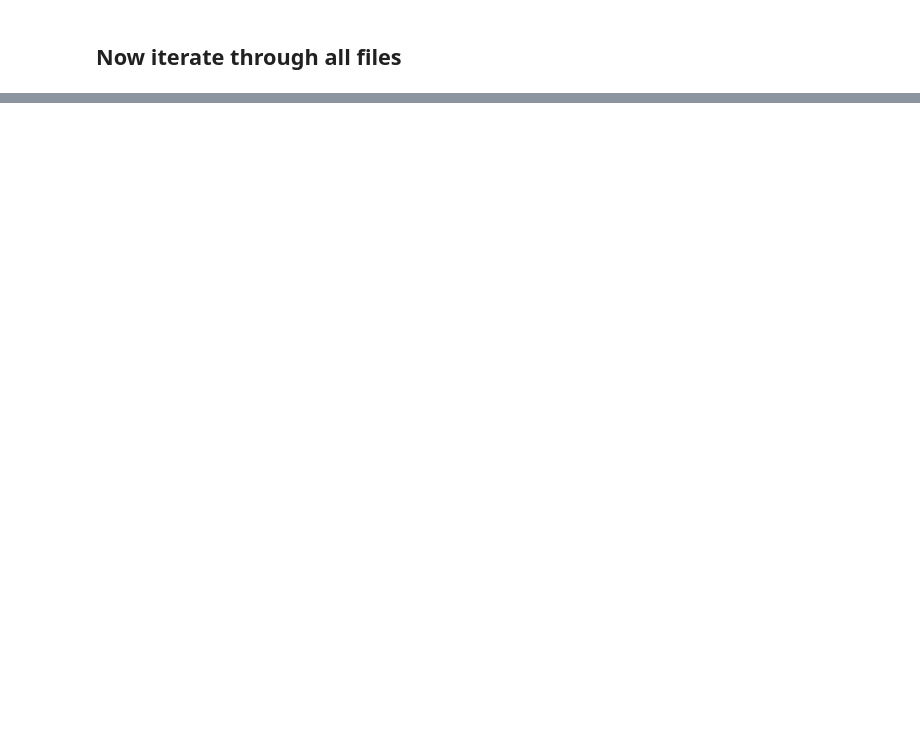
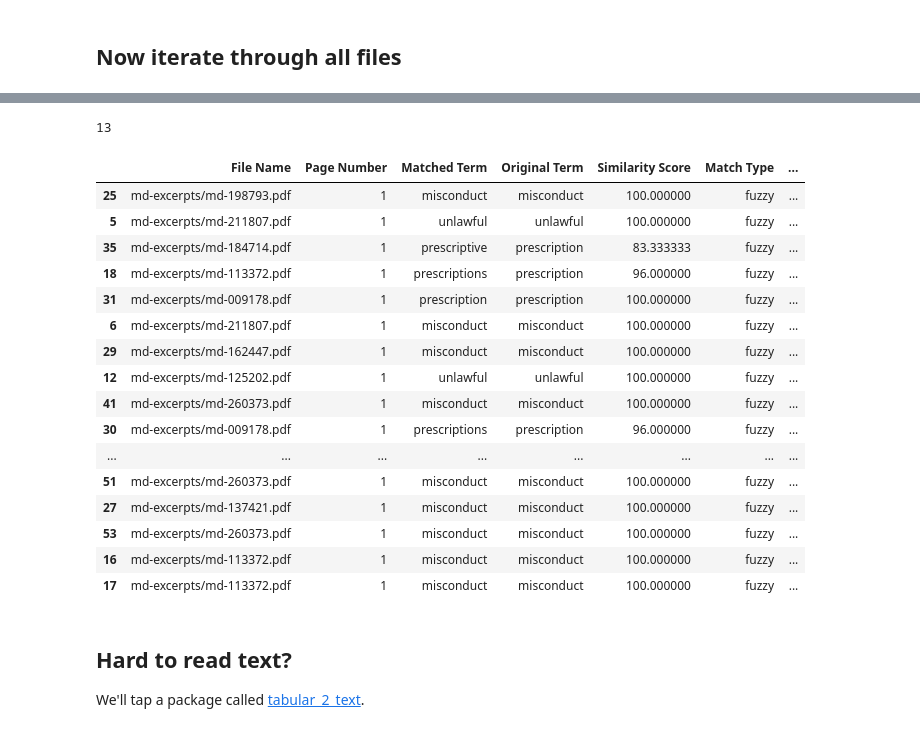
Before and after one commit to sandeepmj/2025-practical-python, a Jupyter notebook: wk9B-keyword-context-DEMO.ipynb, the cells around one changed output, grey strips where cells are left out. Drawn from its saved outputs; the diff is of its cells as text; code cells hidden in the pictures; blank space fills up the shorter version.

```diff
--- a/wk9B-keyword-context-DEMO.ipynb
+++ b/wk9B-keyword-context-DEMO.ipynb
@@ -144,2 +181,10 @@ from fuzzy_context_finder import keyword_context_finder
 # %%
-keywords
+keywords = ['opioid',
+ 'prescription',
+ 'sexual',
+ 'abuse',
+ 'assault',
+            "misconduct",
+ 'unlawful',
+ 'fraud',
+ 'controlled substances']
@@ -199,3 +208,13 @@ doc_text.txt is in your local project folder.
 ## Now iterate through all files
 # %%
 ## iterate through files
+df_list = []
+for i, target_pdf in enumerate(target_pdfs, start = 0):
+    print(f"Processing {i} of {len(target_pdfs)}... ")
+    text = pdf2image_ocr_text(target_pdf)
+    print(f"Looking for context words... ")
+    df_list.append(keyword_context_finder(
+    content=text,
+    terms=keywords,
+    file_name= target_pdf,
+    words_around=10))
@@ -202,6 +239,33 @@ doc_text.txt is in your local project folder.
 # %%
 ## how long is df_list?
+len(df_list)
+# %% [output]
+13
 # %%
 ## concat them
+df = pd.concat(df_list, ignore_index= True)
 # %%
 ## get info
+df.sample(20)
+# %% [output]
+|  | File Name | Page Number | Matched Term | Original Term | Similarity Score | Match Type | ... |
+| 25 | md-excerpts/md-198793.pdf | 1 | misconduct | misconduct | 100.000000 | fuzzy | ... |
+| 5 | md-excerpts/md-211807.pdf | 1 | unlawful | unlawful | 100.000000 | fuzzy | ... |
+| 35 | md-excerpts/md-184714.pdf | 1 | prescriptive | prescription | 83.333333 | fuzzy | ... |
+| 18 | md-excerpts/md-113372.pdf | 1 | prescriptions | prescription | 96.000000 | fuzzy | ... |
+| 31 | md-excerpts/md-009178.pdf | 1 | prescription | prescription | 100.000000 | fuzzy | ... |
+| 6 | md-excerpts/md-211807.pdf | 1 | misconduct | misconduct | 100.000000 | fuzzy | ... |
+| 29 | md-excerpts/md-162447.pdf | 1 | misconduct | misconduct | 100.000000 | fuzzy | ... |
+| 12 | md-excerpts/md-125202.pdf | 1 | unlawful | unlawful | 100.000000 | fuzzy | ... |
+| 41 | md-excerpts/md-260373.pdf | 1 | misconduct | misconduct | 100.000000 | fuzzy | ... |
+| 30 | md-excerpts/md-009178.pdf | 1 | prescriptions | prescription | 96.000000 | fuzzy | ... |
+| ... | ... | ... | ... | ... | ... | ... | ... |
+| 51 | md-excerpts/md-260373.pdf | 1 | misconduct | misconduct | 100.000000 | fuzzy | ... |
+| 27 | md-excerpts/md-137421.pdf | 1 | misconduct | misconduct | 100.000000 | fuzzy | ... |
+| 53 | md-excerpts/md-260373.pdf | 1 | misconduct | misconduct | 100.000000 | fuzzy | ... |
+| 16 | md-excerpts/md-113372.pdf | 1 | misconduct | misconduct | 100.000000 | fuzzy | ... |
+| 17 | md-excerpts/md-113372.pdf | 1 | misconduct | misconduct | 100.000000 | fuzzy | ... |
+# %% [markdown]
+## Hard to read text?
+
+We'll tap a package called <a href="https://pypi.org/project/tabular-2-text/">tabular_2_text</a>.
```
Also changed, not shown: parts of 16 cells of this notebook, 5 other files.
